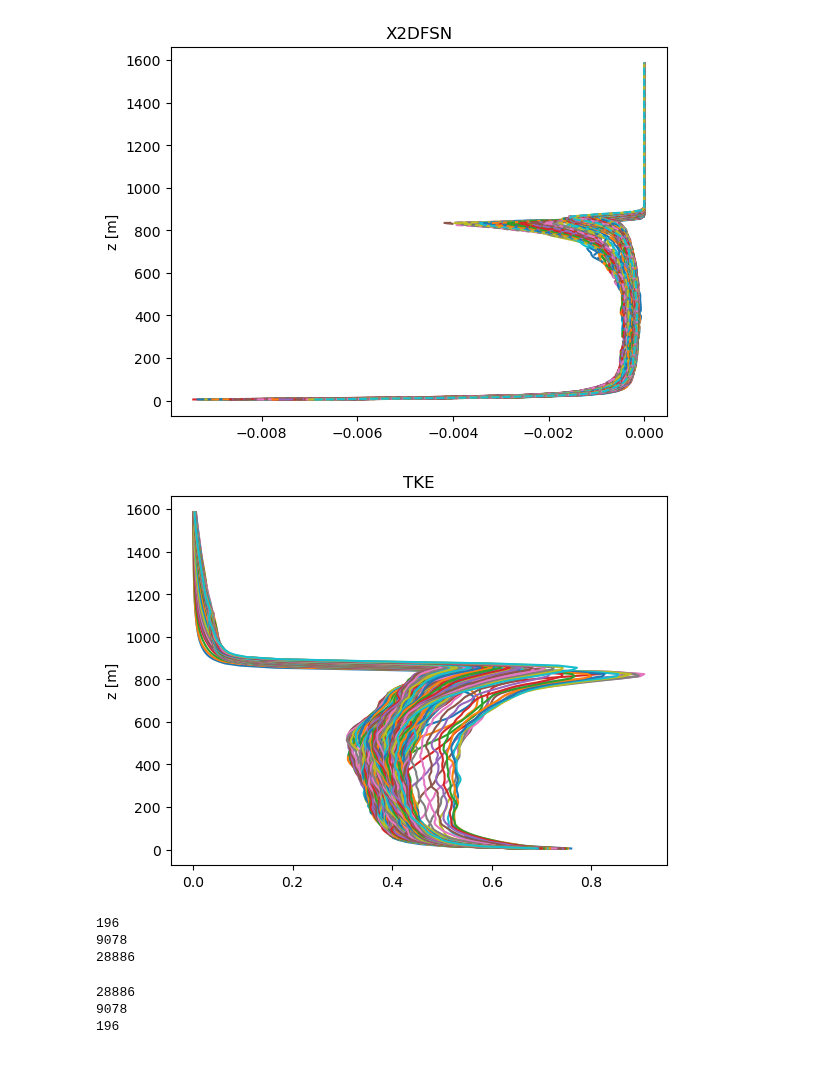
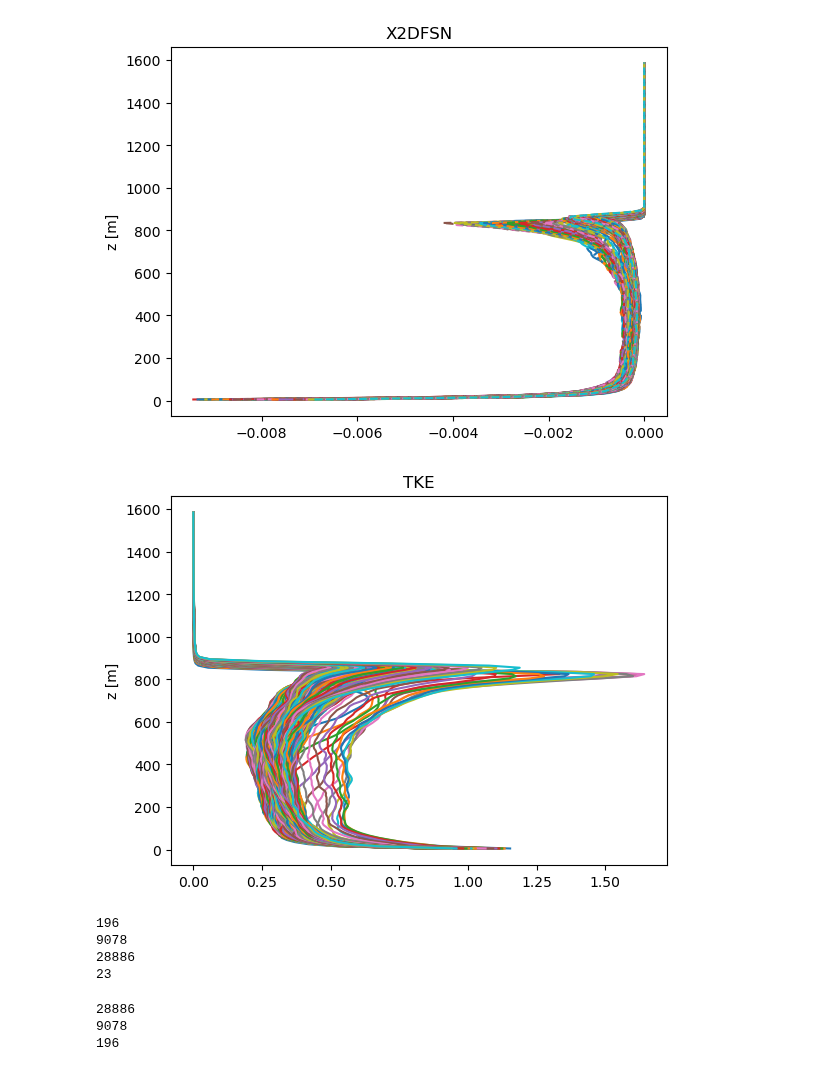
Before and after one commit to adconnolly/CLUBBiNN, a Jupyter notebook: analysis_notebooks/plot_distribution_C14_DYCOMS.ipynb, the cells around one changed output. Cells and saved outputs as stored; diff of their text form; code cells hidden in the pictures.

Commit message:
Fix sqrt in TKE calculation error.

```diff
--- a/analysis_notebooks/plot_distribution_C14_DYCOMS.ipynb
+++ b/analysis_notebooks/plot_distribution_C14_DYCOMS.ipynb
@@ -78,22 +81,24 @@ plt.title("X2DFSN");
 # %%
 U2 = sam.stagger_var("U2", ds, zt)
 V2 = sam.stagger_var("V2", ds, zt)
 W2 = sam.stagger_var("W2", ds, zt)
-e = 0.5 * np.sqrt(U2 + V2 + W2)
+e = 0.5 * (U2 + V2 + W2)
 
 plt.plot(e[itime, kstart:kend].T, zt[itime, kstart:kend].T, label="e")
 plt.ylabel("z [m]")
 plt.title("TKE");
 # %% [output]
-[figure, old version]
+[figure, new version]
 # %%
 print(np.sum(C14 < 0))
 print(np.sum(C14 == 0))
 print(np.sum(C14 > 0))
+print(np.sum(C14 > 10000))
 # %% [output]
 196
 9078
 28886
+23
 # %%
 print(np.sum((U2DFSN + V2DFSN) < 0))
 print(np.sum((U2DFSN + V2DFSN) == 0))
```
Also changed, not shown: parts of 3 cells of this notebook, 5 other files.
